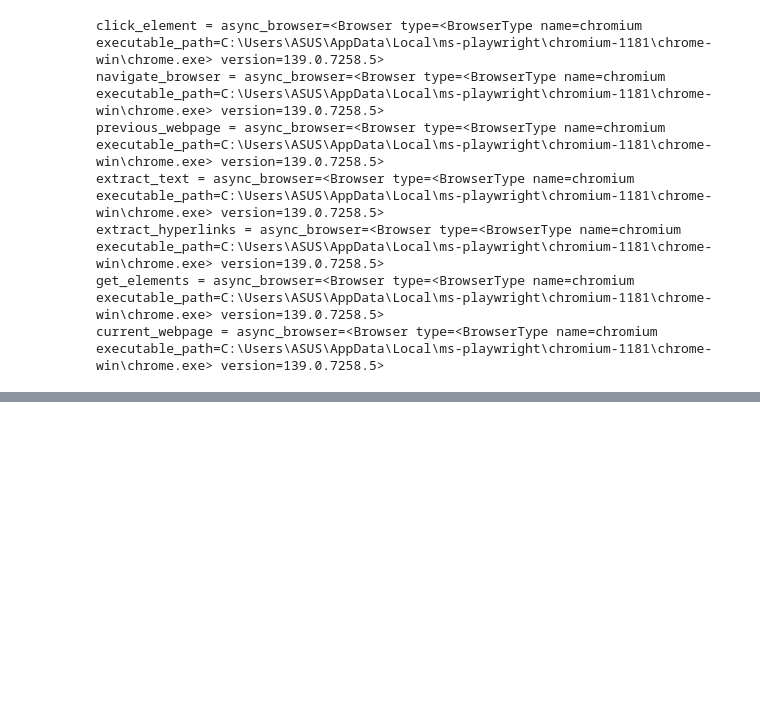
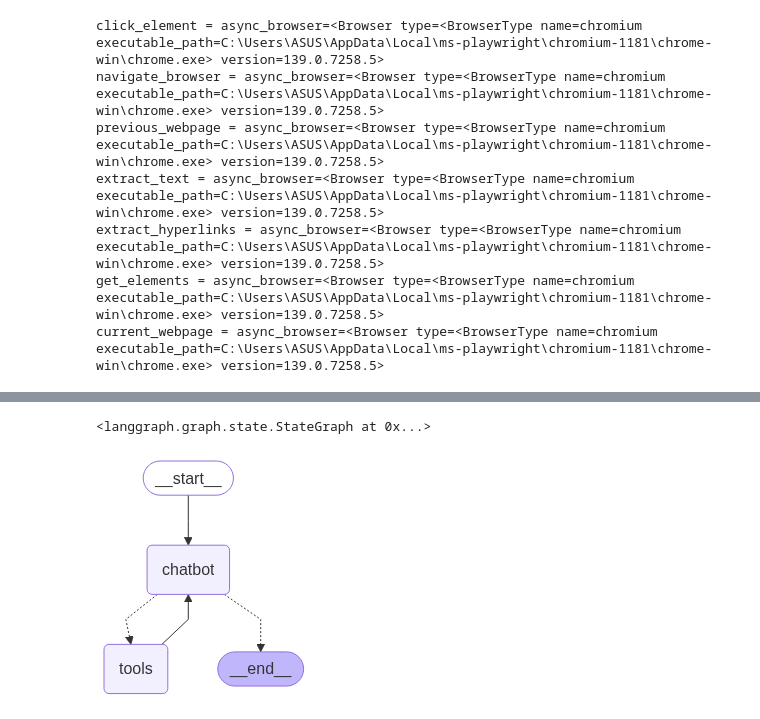
Before and after one commit to itzuditsharma/Agentic-AI, a Jupyter notebook: 4_langraph/3_lab_3.ipynb, the cells around one changed output, grey strips where cells are left out. Saved outputs shown, nothing was run; the diff lists cells and outputs as text; code cells hidden in the pictures; blank space fills up the shorter version.

Commit message:
Added graph

```diff
--- a/4_langraph/3_lab_3.ipynb
+++ b/4_langraph/3_lab_3.ipynb
@@ -63,0 +93,23 @@ current_webpage = async_browser=<Browser type=<BrowserType name=chromium executa
+# %%
+all_tools = tools + [tool_push]
+# %%
+llm = ChatOpenAI(model = "gpt-4o-mini")
+llm_with_tools = llm.bind_tools(all_tools)
+
+def chatbot(state:State):
+    return {"messages" : [llm_with_tools.invoke(state["messages"])]}
+# %%
+graph_builder = StateGraph(State)
+graph_builder.add_node("chatbot", chatbot)
+graph_builder.add_node("tools", ToolNode(tools = all_tools))
+graph_builder.add_conditional_edges("chatbot", tools_condition, "tools")
+graph_builder.add_edge("tools", "chatbot")
+graph_builder.add_edge(START, "chatbot")
+# %% [output]
+<langgraph.graph.state.StateGraph at 0x...>
+# %%
+memory = MemorySaver()
+graph = graph_builder.compile(checkpointer=memory)
+display(Image(graph.get_graph().draw_mermaid_png()))
+# %% [output]
+[figure, added]
```
Also changed, not shown: parts of 2 cells of this notebook.
